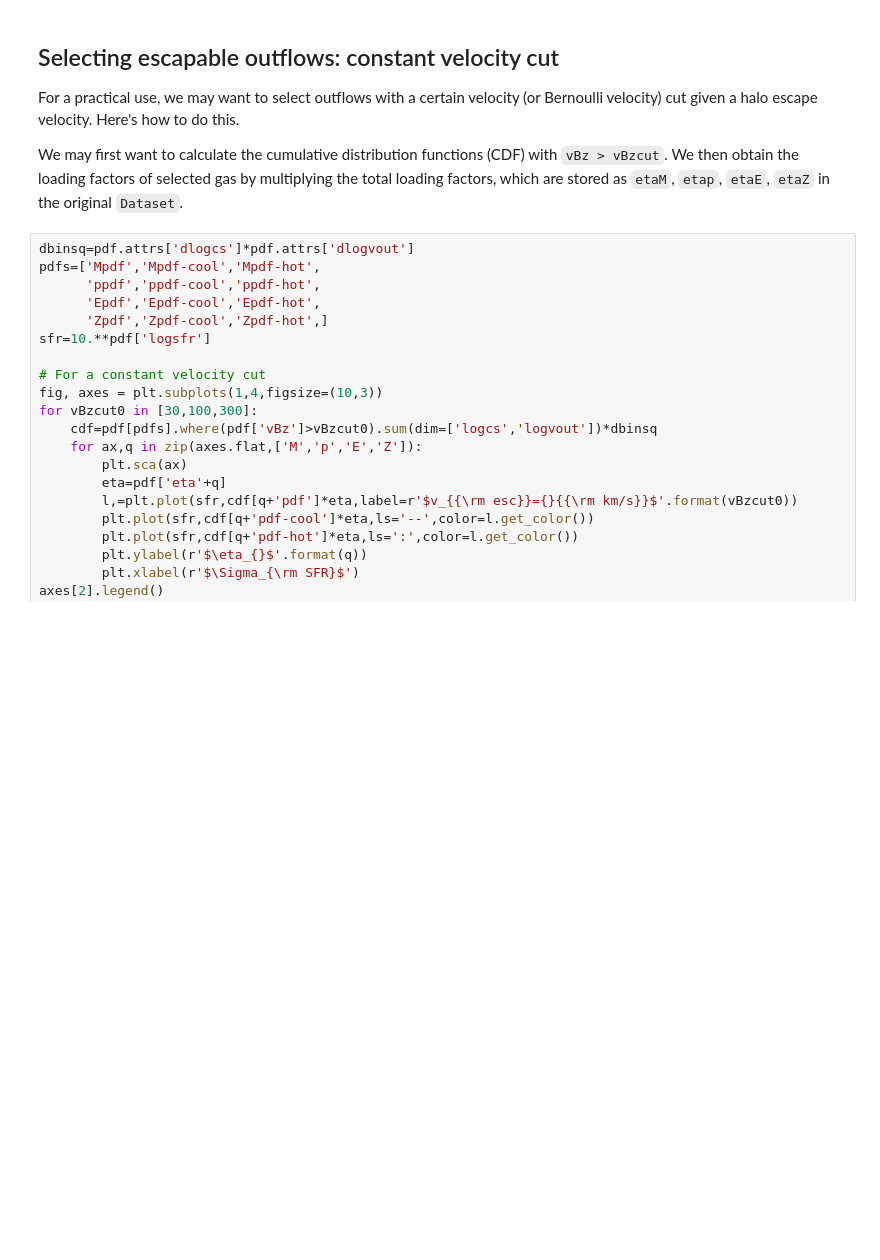
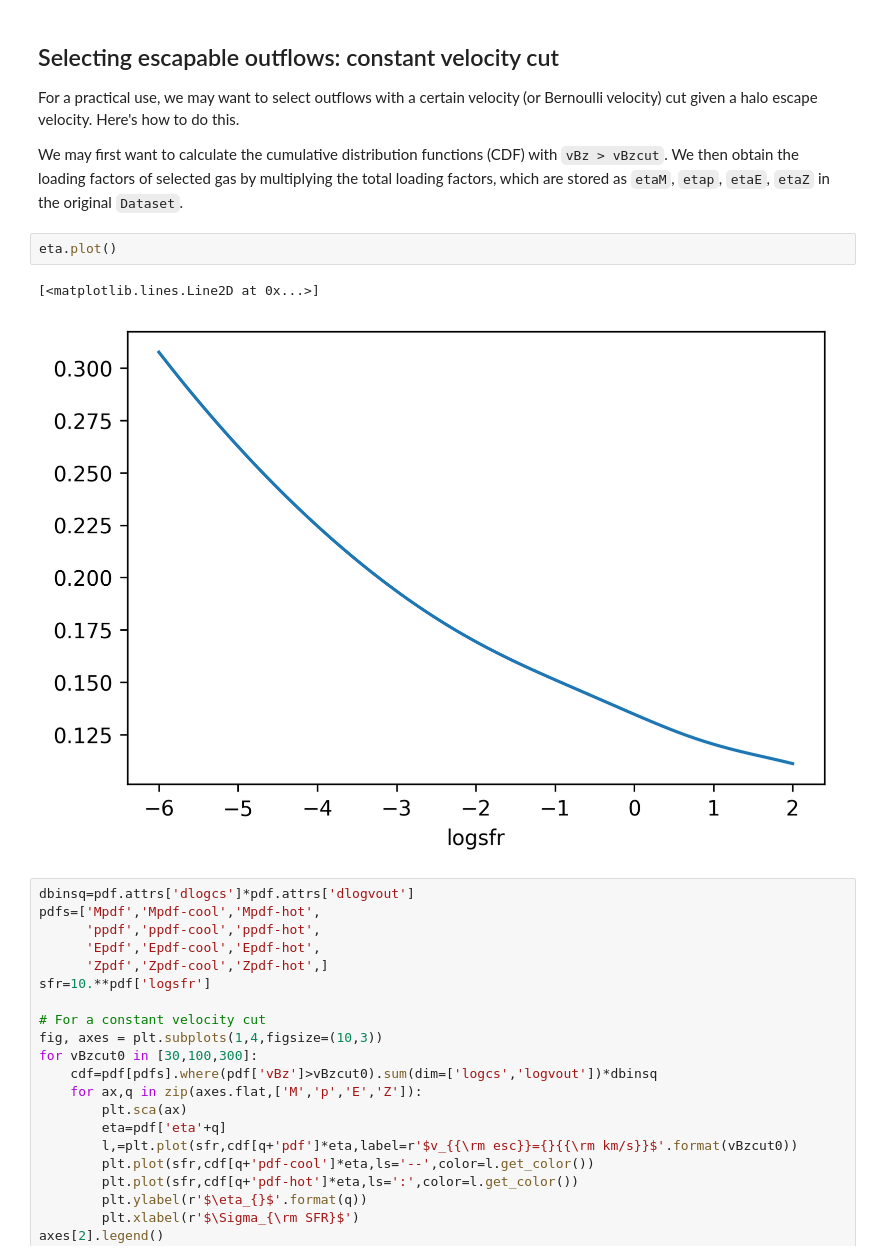
Before and after one commit to changgoo/Twind, a Jupyter notebook: docs/_static/notebooks/loading_sfr.ipynb, the cells around one changed output. Saved outputs shown, nothing was run; the diff lists cells and outputs as text; blank space fills up the shorter version.

```diff
--- a/docs/_static/notebooks/loading_sfr.ipynb
+++ b/docs/_static/notebooks/loading_sfr.ipynb
@@ -63,6 +63,11 @@ g=pdf['Mpdf'].interp(logsfr=[-4,-3,-2,-1,0,1]).plot(col='logsfr',col_wrap=3,
 For a practical use, we may want to select outflows with a certain velocity (or Bernoulli velocity) cut given a halo escape velocity. Here's how to do this.
 
 We may first want to calculate the cumulative distribution functions (CDF) with `vBz > vBzcut`. We then obtain the loading factors of selected gas by multiplying the total loading factors, which are stored as `etaM`, `etap`, `etaE`, `etaZ` in the original `Dataset`.
+# %%
+eta.plot()
+# %% [output]
+[<matplotlib.lines.Line2D at 0x...>]
+[figure, added]
 # %%
 dbinsq=pdf.attrs['dlogcs']*pdf.attrs['dlogvout']
 pdfs=['Mpdf','Mpdf-cool','Mpdf-hot',
```
Also changed, not shown: parts of 2 cells of this notebook, 2 other files.
